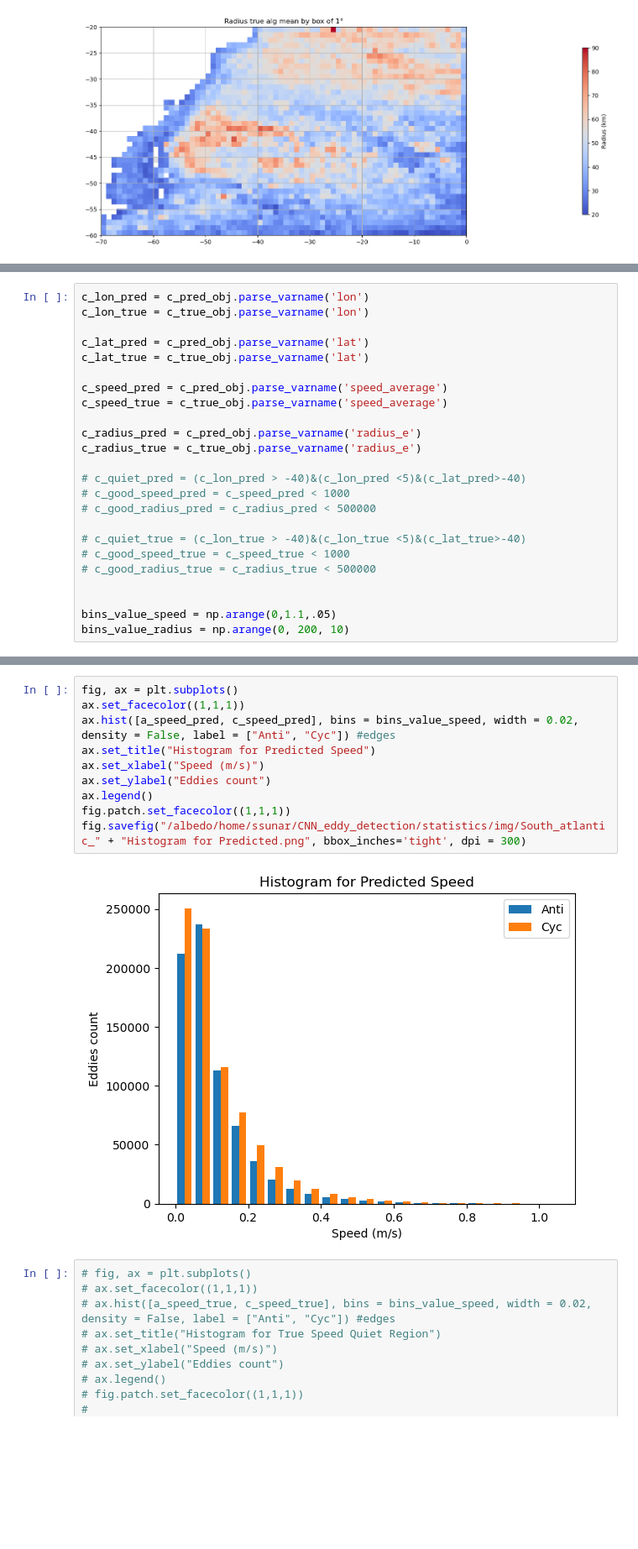
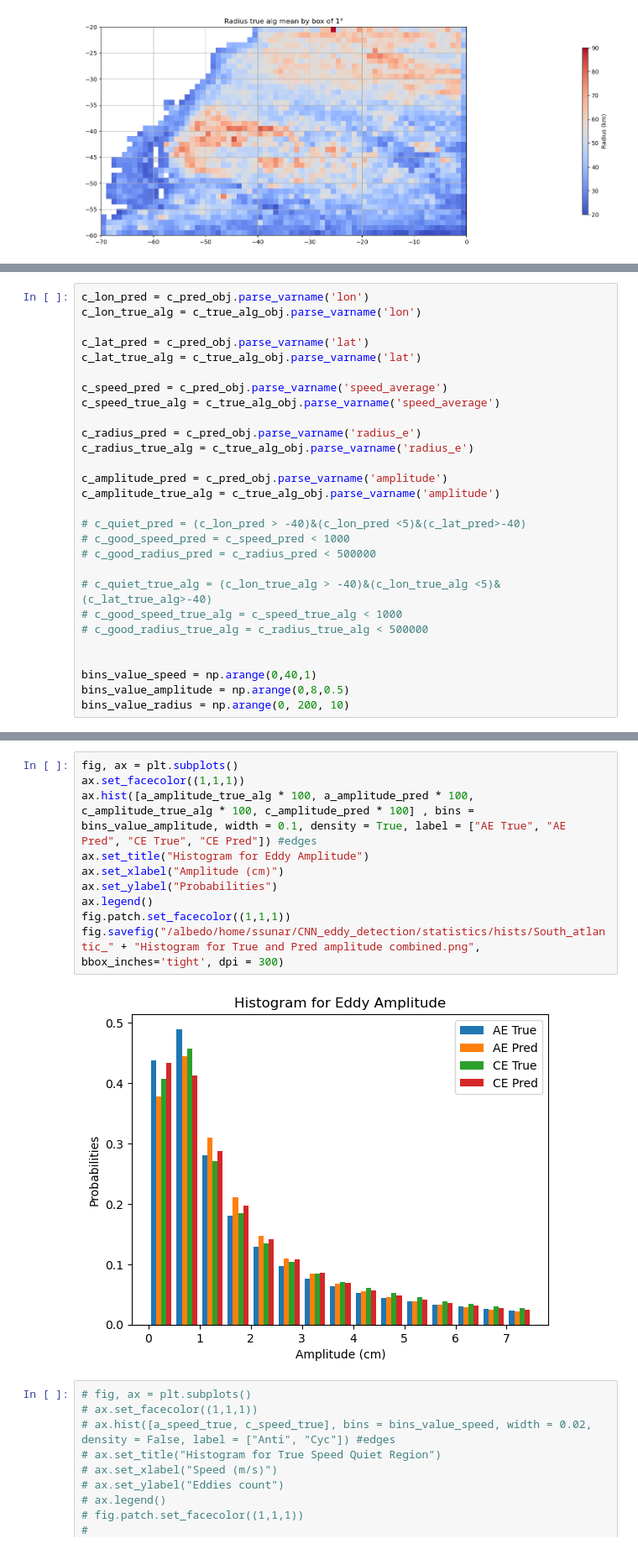
Before and after one commit to LegoCreation/CNN_eddy_detection, a Jupyter notebook: notebooks/statistics.ipynb, the cells around one changed output, grey strips where cells are left out. Shown at 84% size. Cells and saved outputs as stored; diff of their text form; blank space fills up the shorter version.

```diff
--- a/notebooks/statistics.ipynb
+++ b/notebooks/statistics.ipynb
@@ -428,24 +549,28 @@ bins_value_radius = np.arange(0, 200, 10)
 # %%
 c_lon_pred = c_pred_obj.parse_varname('lon')
-c_lon_true = c_true_obj.parse_varname('lon')
+c_lon_true_alg = c_true_alg_obj.parse_varname('lon')
 
 c_lat_pred = c_pred_obj.parse_varname('lat')
-c_lat_true = c_true_obj.parse_varname('lat')
+c_lat_true_alg = c_true_alg_obj.parse_varname('lat')
 
 c_speed_pred = c_pred_obj.parse_varname('speed_average')
-c_speed_true = c_true_obj.parse_varname('speed_average')
+c_speed_true_alg = c_true_alg_obj.parse_varname('speed_average')
 
 c_radius_pred = c_pred_obj.parse_varname('radius_e')
-c_radius_true = c_true_obj.parse_varname('radius_e')
+c_radius_true_alg = c_true_alg_obj.parse_varname('radius_e')
+
+c_amplitude_pred = c_pred_obj.parse_varname('amplitude')
+c_amplitude_true_alg = c_true_alg_obj.parse_varname('amplitude')
 
 # c_quiet_pred = (c_lon_pred > -40)&(c_lon_pred <5)&(c_lat_pred>-40)
 # c_good_speed_pred = c_speed_pred < 1000
 # c_good_radius_pred = c_radius_pred < 500000
 
-# c_quiet_true = (c_lon_true > -40)&(c_lon_true <5)&(c_lat_true>-40)
-# c_good_speed_true = c_speed_true < 1000
-# c_good_radius_true = c_radius_true < 500000
+# c_quiet_true_alg = (c_lon_true_alg > -40)&(c_lon_true_alg <5)&(c_lat_true_alg>-40)
+# c_good_speed_true_alg = c_speed_true_alg < 1000
+# c_good_radius_true_alg = c_radius_true_alg < 500000
 
 
-bins_value_speed = np.arange(0,1.1,.05)
+bins_value_speed = np.arange(0,40,1)
+bins_value_amplitude = np.arange(0,8,0.5)
 bins_value_radius = np.arange(0, 200, 10)
@@ -464,15 +634,15 @@ fig.savefig("/albedo/home/ssunar/CNN_eddy_detection/statistics/img/South_atlanti
 # %%
 fig, ax = plt.subplots()
 ax.set_facecolor((1,1,1))
-ax.hist([a_speed_pred, c_speed_pred], bins = bins_value_speed, width = 0.02, density = False, label = ["Anti", "Cyc"]) #edges
-ax.set_title("Histogram for Predicted Speed")
-ax.set_xlabel("Speed (m/s)")
-ax.set_ylabel("Eddies count")
+ax.hist([a_amplitude_true_alg * 100, a_amplitude_pred * 100, c_amplitude_true_alg * 100, c_amplitude_pred * 100] , bins = bins_value_amplitude, width = 0.1, density = True, label = ["AE True", "AE Pred", "CE True", "CE Pred"]) #edges
+ax.set_title("Histogram for Eddy Amplitude")
+ax.set_xlabel("Amplitude (cm)")
+ax.set_ylabel("Probabilities")
 ax.legend()
 fig.patch.set_facecolor((1,1,1))
-fig.savefig("/albedo/home/ssunar/CNN_eddy_detection/statistics/img/South_atlantic_" + "Histogram for Predicted.png", bbox_inches='tight', dpi = 300)
+fig.savefig("/albedo/home/ssunar/CNN_eddy_detection/statistics/hists/South_atlantic_" + "Histogram for True and Pred amplitude combined.png", bbox_inches='tight', dpi = 300)
 # %% [output]
-[figure, old version]
+[figure, new version]
 # %%
 # fig, ax = plt.subplots()
 # ax.set_facecolor((1,1,1))
```
Also changed, not shown: parts of 19 cells of this notebook, 28 other files.
